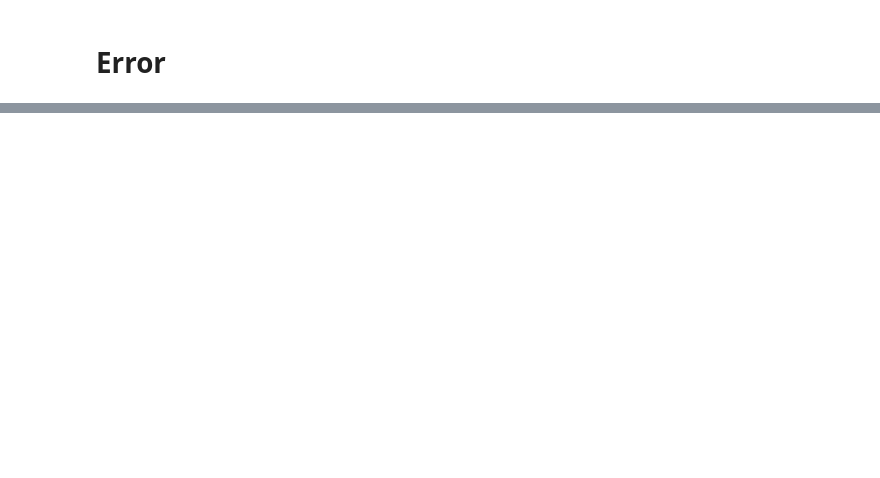
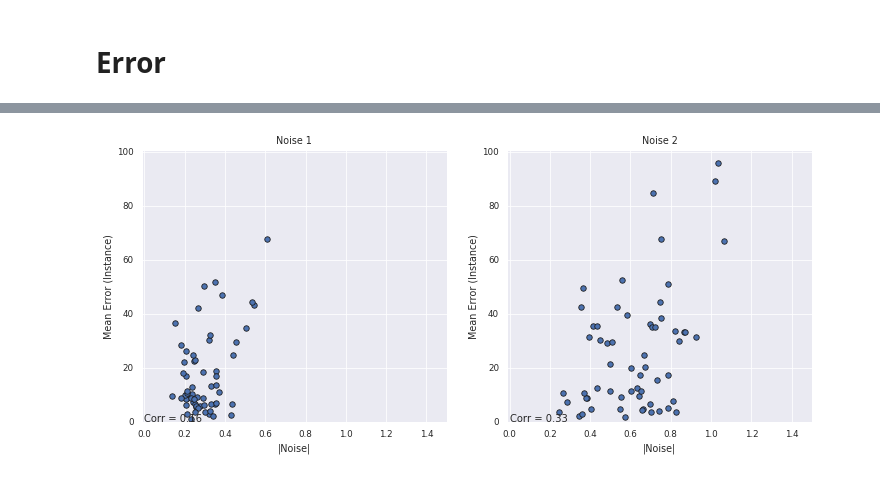
Before and after one commit to jvcm/irt_project, a Jupyter notebook: analysis.ipynb, the cells around one changed output, grey strips where cells are left out. Cells and saved outputs as stored; diff of their text form; code cells hidden in the pictures; blank space fills up the shorter version.

```diff
--- a/analysis.ipynb
+++ b/analysis.ipynb
@@ -329,16 +334,17 @@ fig.savefig('./Results_IRT/'+name+'/diff_error')
 # %%
 fig, axes = plt.subplots(1, 2, figsize=(12,5))
-for i, error in enumerate(all_errors[1:]):
-    mean_error = np.absolute(error).mean(axis = 1)
-    noise = all_files[i+1][3].iloc[:, -1]
-    axes[i].scatter(np.absolute(noise), mean_error, edgecolor='k',s=30)
-    axes[i].text(x = 0, y = 0, s='Corr = %.2f' %(spearmanr(a = diff, b = mean_error)[0]), fontsize=10)
+for i, noise in enumerate(noises_i[1:]):
+    mean_error = np.absolute(errors[noise]).mean(axis = 1)
+    axes[i].scatter(noises[noise], mean_error, edgecolor='k',s=30)
+    axes[i].text(x = 0, y = 0, s='Corr = %.2f' %(spearmanr(a = noises[noise], b = mean_error)[0]), fontsize=10)
     axes[i].set_xlabel('|Noise|')
     axes[i].set_ylabel('Mean Error (Instance)')
-    axes[i].set_xlim([-0.2,20])
-    axes[i].set_ylim([0, 20])
+    axes[i].set_xlim([-0.01, 1.5])
+    axes[i].set_ylim([-0.1, 1.05*np.absolute(errors[-1]).mean(axis = 1).max()])
     axes[i].set_title(plts[i+1])
-fig.savefig('./Results_IRT/'+name+'/noise_error')
+# fig.savefig('./Results_IRT/'+name+'/noise_error')
+# %% [output]
+[figure, added]
 # %%
 for h, param in enumerate(plot):
     sns.set_context('paper')
```
Also changed, not shown: parts of 7 cells of this notebook.
